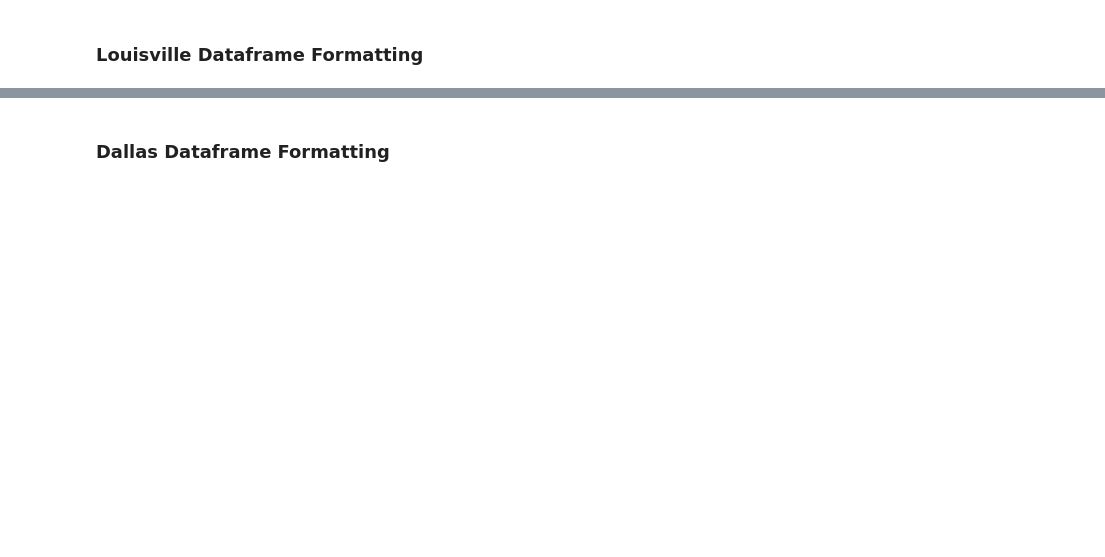
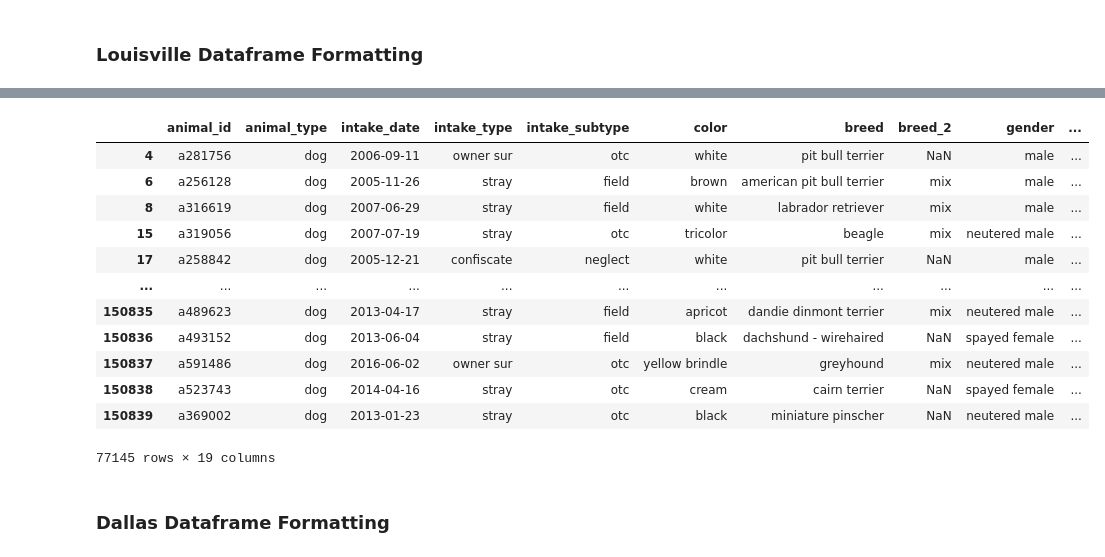
Before and after one commit to phil-cork/animal-services, a Jupyter notebook: Data_Wrangling.ipynb, the cells around one changed output, grey strips where cells are left out. Drawn from its saved outputs; the diff is of its cells as text; code cells hidden in the pictures; blank space fills up the shorter version.

Commit message:
Updating Louisville columns

```diff
--- a/Data_Wrangling.ipynb
+++ b/Data_Wrangling.ipynb
@@ -150,3 +161,34 @@ louisville.head()
+# %%
+louisville.drop(louisville.loc[louisville['animal_type']!='DOG'].index, inplace=True)
+
+louisville = louisville.applymap(lambda s: s.lower() if type(s) == str else s)
+# %%
+# transform the single column of date and time into a column for each
+# for both intake and outcome
+
+louisville['intake_time'] = pd.to_datetime(louisville['intake_date']).dt.time
+louisville['intake_date'] = pd.to_datetime(louisville['intake_date']).dt.date
+
+louisville['outcome_time'] = pd.to_datetime(louisville['outcome_date']).dt.time
+louisville['outcome_date'] = pd.to_datetime(louisville['outcome_date']).dt.date
+
+louisville['birth_date'] = pd.to_datetime(louisville['birth_date']).dt.date
+
+louisville
+# %% [output]
+|  | animal_id | animal_type | intake_date | intake_type | intake_subtype | color | breed | breed_2 | gender | ... |
+| 4 | a281756 | dog | 2006-09-11 | owner sur | otc | white | pit bull terrier | NaN | male | ... |
+| 6 | a256128 | dog | 2005-11-26 | stray | field | brown | american pit bull terrier | mix | male | ... |
+| 8 | a316619 | dog | 2007-06-29 | stray | field | white | labrador retriever | mix | male | ... |
+| 15 | a319056 | dog | 2007-07-19 | stray | otc | tricolor | beagle | mix | neutered male | ... |
+| 17 | a258842 | dog | 2005-12-21 | confiscate | neglect | white | pit bull terrier | NaN | male | ... |
+| ... | ... | ... | ... | ... | ... | ... | ... | ... | ... | ... |
+| 150835 | a489623 | dog | 2013-04-17 | stray | field | apricot | dandie dinmont terrier | mix | neutered male | ... |
+| 150836 | a493152 | dog | 2013-06-04 | stray | field | black | dachshund - wirehaired | NaN | spayed female | ... |
+| 150837 | a591486 | dog | 2016-06-02 | owner sur | otc | yellow brindle | greyhound | mix | neutered male | ... |
+| 150838 | a523743 | dog | 2014-04-16 | stray | otc | cream | cairn terrier | NaN | spayed female | ... |
+| 150839 | a369002 | dog | 2013-01-23 | stray | otc | black | miniature pinscher | NaN | neutered male | ... |
+77145 rows × 19 columns
 # %% [markdown]
 ### Dallas Dataframe Formatting
 # %%
```
Also changed, not shown: parts of 2 cells of this notebook.
